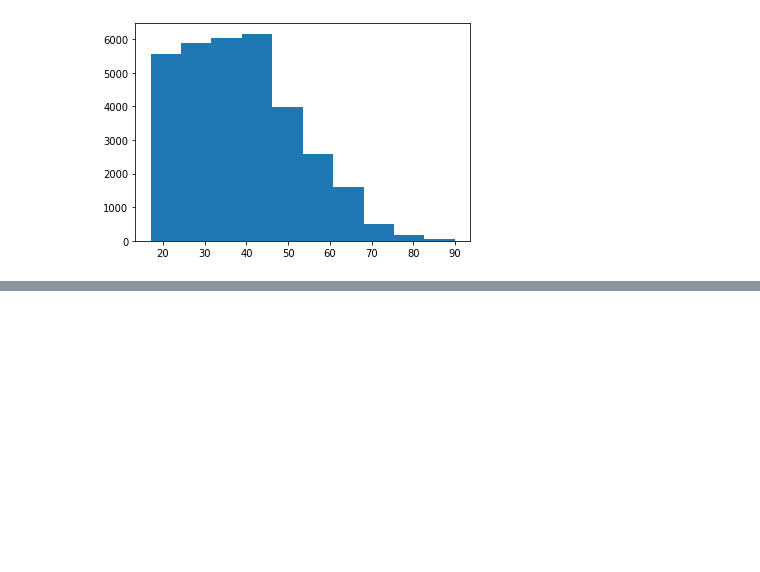
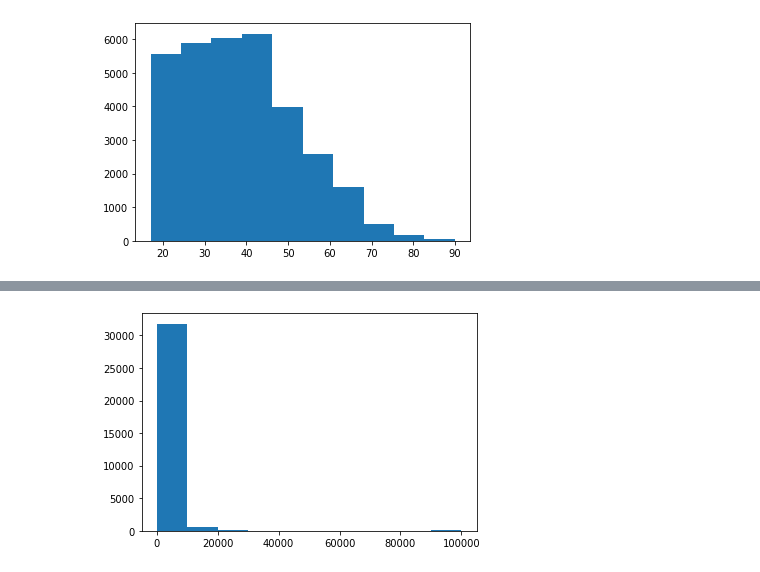
Before and after one commit to mykolkiprono/Us-adult-census, a Jupyter notebook: US Census of Adults 1994 Exploratory Data Analysis.ipynb, the cells around one changed output, grey strips where cells are left out. Saved outputs shown, nothing was run; the diff lists cells and outputs as text; code cells hidden in the pictures; blank space fills up the shorter version.

```diff
--- a/US Census of Adults 1994 Exploratory Data Analysis.ipynb
+++ b/US Census of Adults 1994 Exploratory Data Analysis.ipynb
@@ -438,0 +346,5 @@ adult_data.corr()
+# %%
+plt.hist(adult_data["Capital-gain"], bins=10)
+plt.show()
+# %% [output]
+[figure, added]
```
Also changed, not shown: parts of 49 cells of this notebook.
